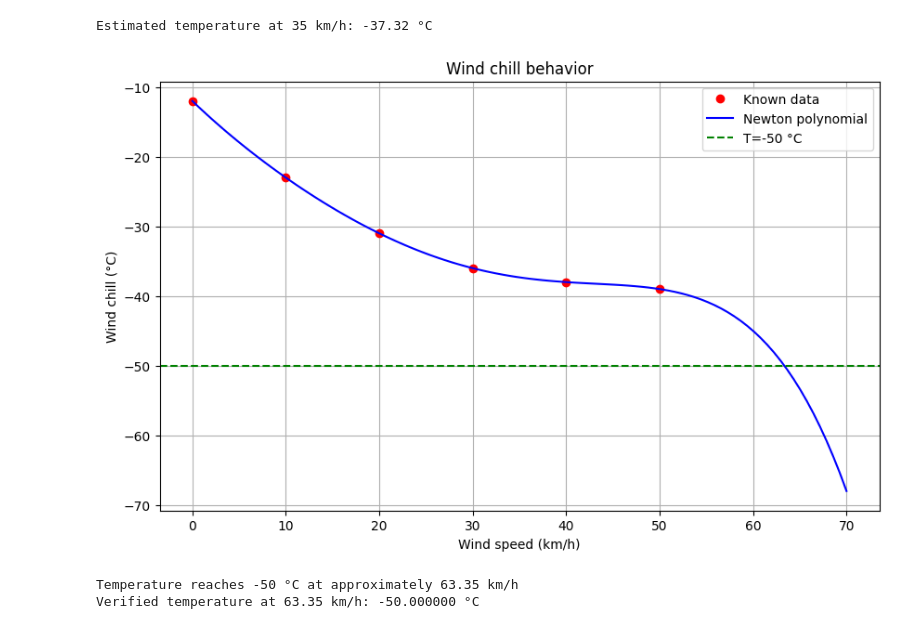
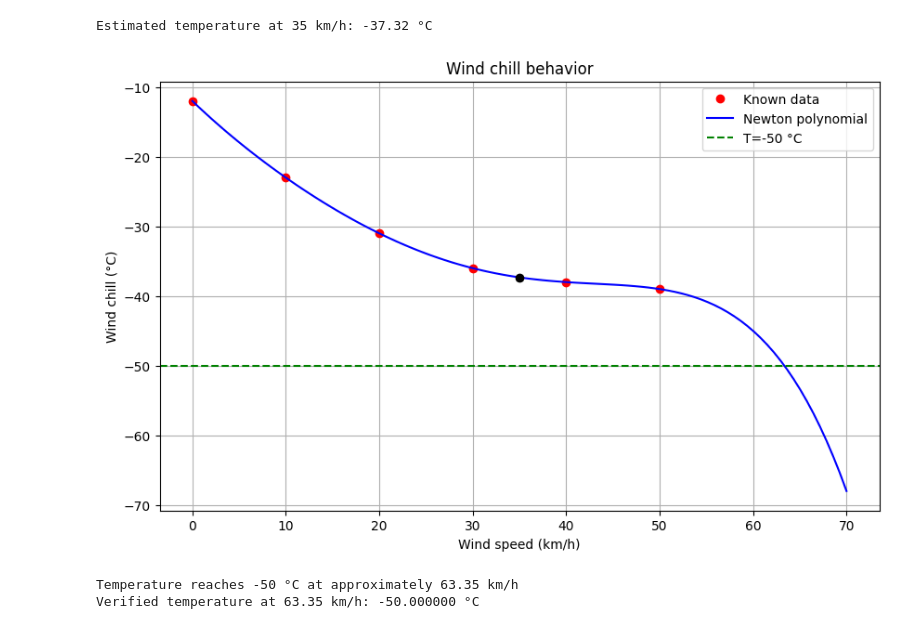
Before and after one commit to danielruizm16/ComputationalMethods, a Jupyter notebook: Interpolation/Interpolation_exercises.ipynb, the cells around one changed output. Cells and saved outputs as stored; diff of their text form; code cells hidden in the pictures.

```diff
--- a/Interpolation/Interpolation_exercises.ipynb
+++ b/Interpolation/Interpolation_exercises.ipynb
@@ -344,21 +344,22 @@ Estimated temperature at 35 km/h: -37.32 °C
 # %%
 # Extended range for visualization
 wind_speed_ext = np.linspace(0, 70, 100)
 temp_ext = [newton_interpolation(wind_speed, temperature, v) for v in wind_speed_ext]
 
 # Plot
 plt.figure(figsize=(10, 6))
 plt.plot(wind_speed, temperature, 'ro', label='Known data')
 plt.plot(wind_speed_ext, temp_ext, 'b-', label='Newton polynomial')
+plt.plot(35,temp_35,'ko')
 plt.axhline(y=-50, color='g', linestyle='--', label='T=-50 °C')
 plt.xlabel('Wind speed (km/h)')
 plt.ylabel('Wind chill (°C)')
 plt.title('Wind chill behavior')
 plt.legend()
 plt.grid()
 plt.show()
 # %% [output]
-[figure, old version]
+[figure, new version]
 # %%
 from scipy.optimize import newton
 
```
Also changed, not shown: parts of 4 cells of this notebook.
